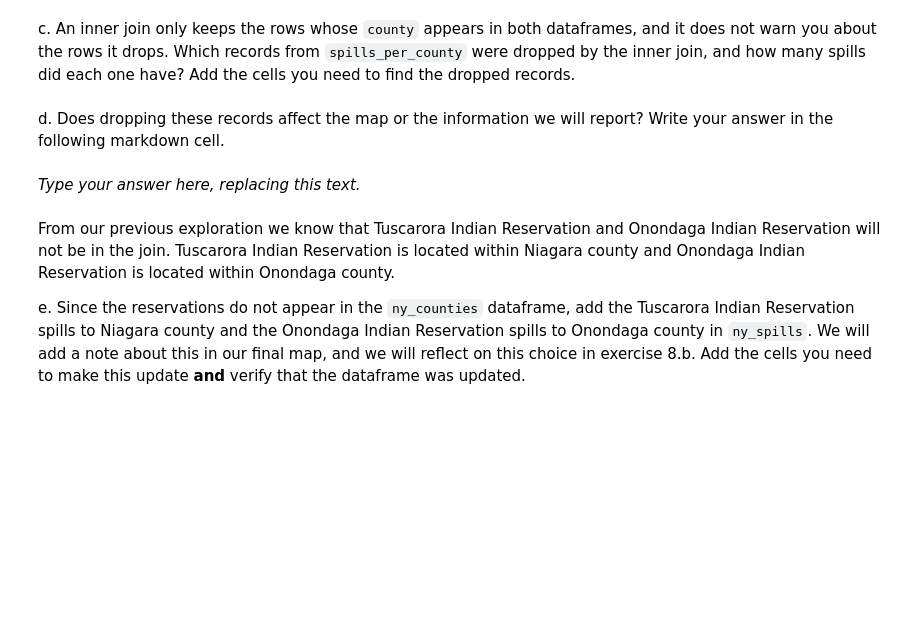
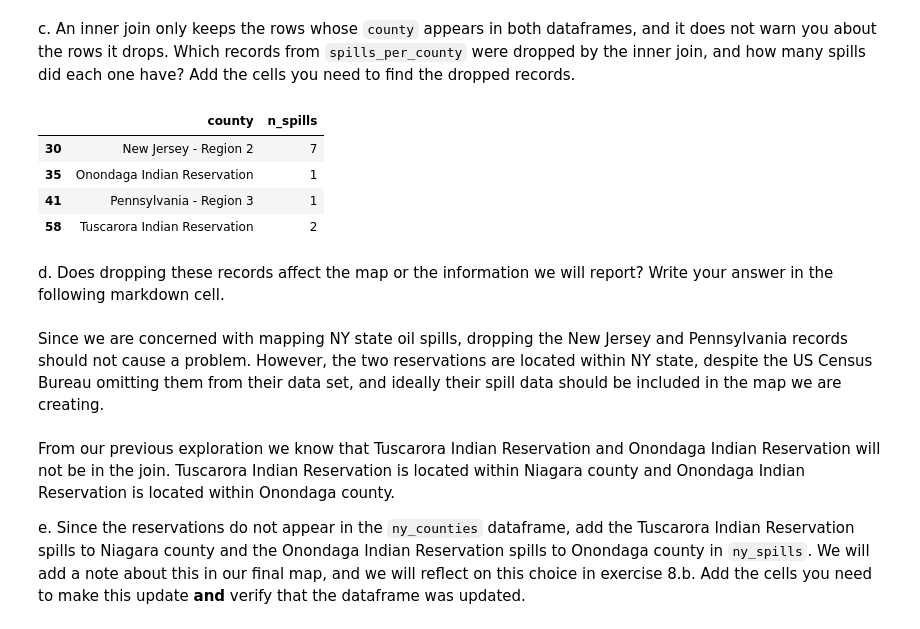
Before and after one commit to ssoriano22/eds220-hwk3, a Jupyter notebook: hwk3-task2-spills.ipynb, the cells around one changed output. Cells and saved outputs as stored; diff of their text form; code cells hidden in the pictures; blank space fills up the shorter version.

```diff
--- a/hwk3-task2-spills.ipynb
+++ b/hwk3-task2-spills.ipynb
@@ -683,14 +722,27 @@ b. Store the inner join of the `spills_per_county` and `ny_counties` dataframes
 <!-- BEGIN QUESTION -->
 
 c. An inner join only keeps the rows whose `county` appears in both dataframes, and it does not warn you about the rows it drops. Which records from `spills_per_county` were dropped by the inner join, and how many spills did each one have? Add the cells you need to find the dropped records.
+# %%
+# Create array of dropped county names during inner merge
+dropped_counties = np.setdiff1d(spills_per_county['county'],ny_spills['county'])
+# Subset spills_per_county to only contain those dropped records
+dropped_counties_spills = spills_per_county.loc[spills_per_county['county'].isin(dropped_counties)]
+# Display dropped records
+dropped_counties_spills
+# %% [output]
+|  | county | n_spills |
+| 30 | New Jersey - Region 2 | 7 |
+| 35 | Onondaga Indian Reservation | 1 |
+| 41 | Pennsylvania - Region 3 | 1 |
+| 58 | Tuscarora Indian Reservation | 2 |
 # %% [markdown]
 <!-- END QUESTION -->
 
 <!-- BEGIN QUESTION -->
 
 d. Does dropping these records affect the map or the information we will report? Write your answer in the following markdown cell.
-# %% [markdown]
-_Type your answer here, replacing this text._
+# %% [markdown]
+Since we are concerned with mapping NY state oil spills, dropping the New Jersey and Pennsylvania records should not cause a problem. However, the two reservations are located within NY state, despite the US Census Bureau omitting them from their data set, and ideally their spill data should be included in the map we are creating.
 # %% [markdown]
 <!-- END QUESTION -->
 
```
Also changed, not shown: parts of 10 cells of this notebook.
